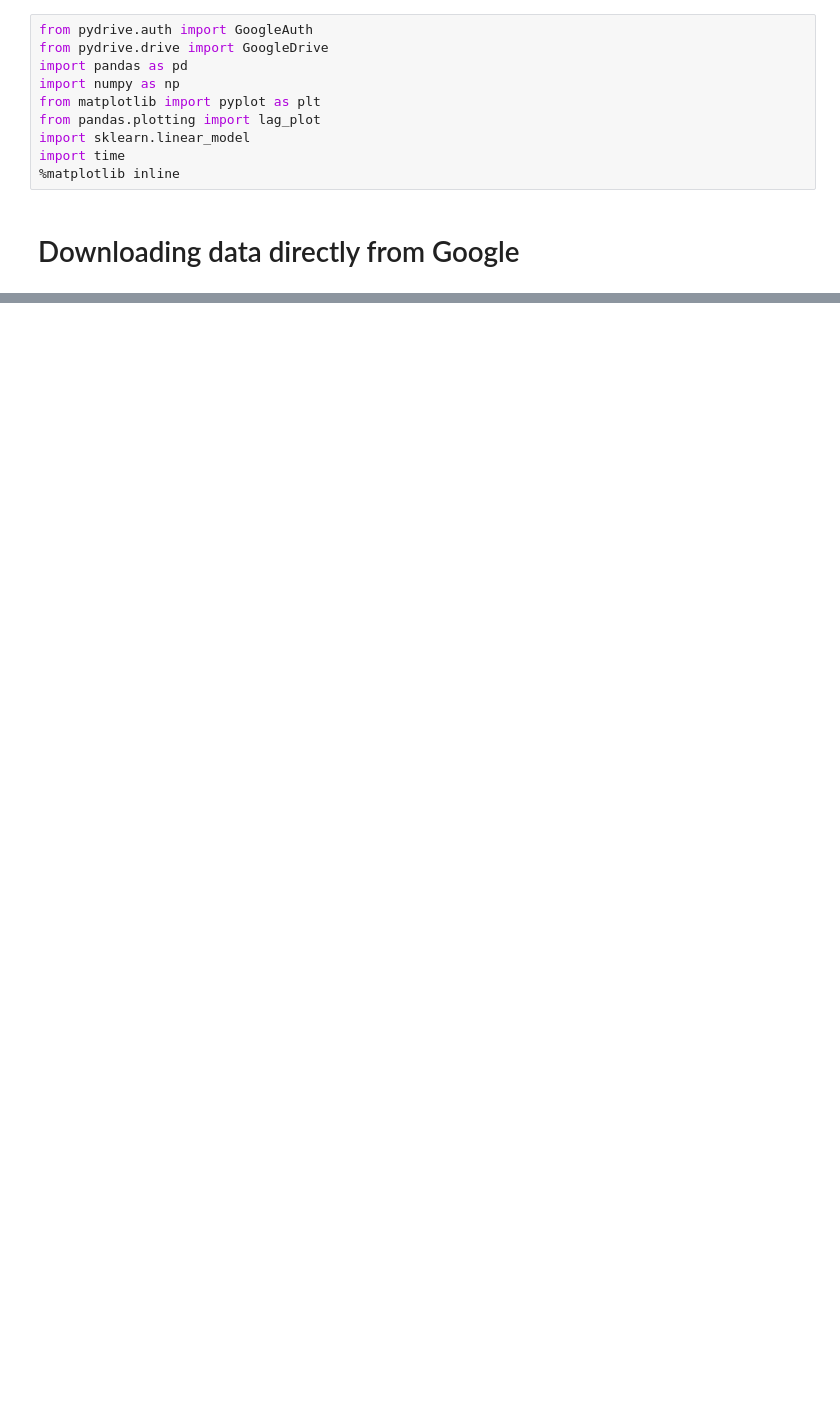
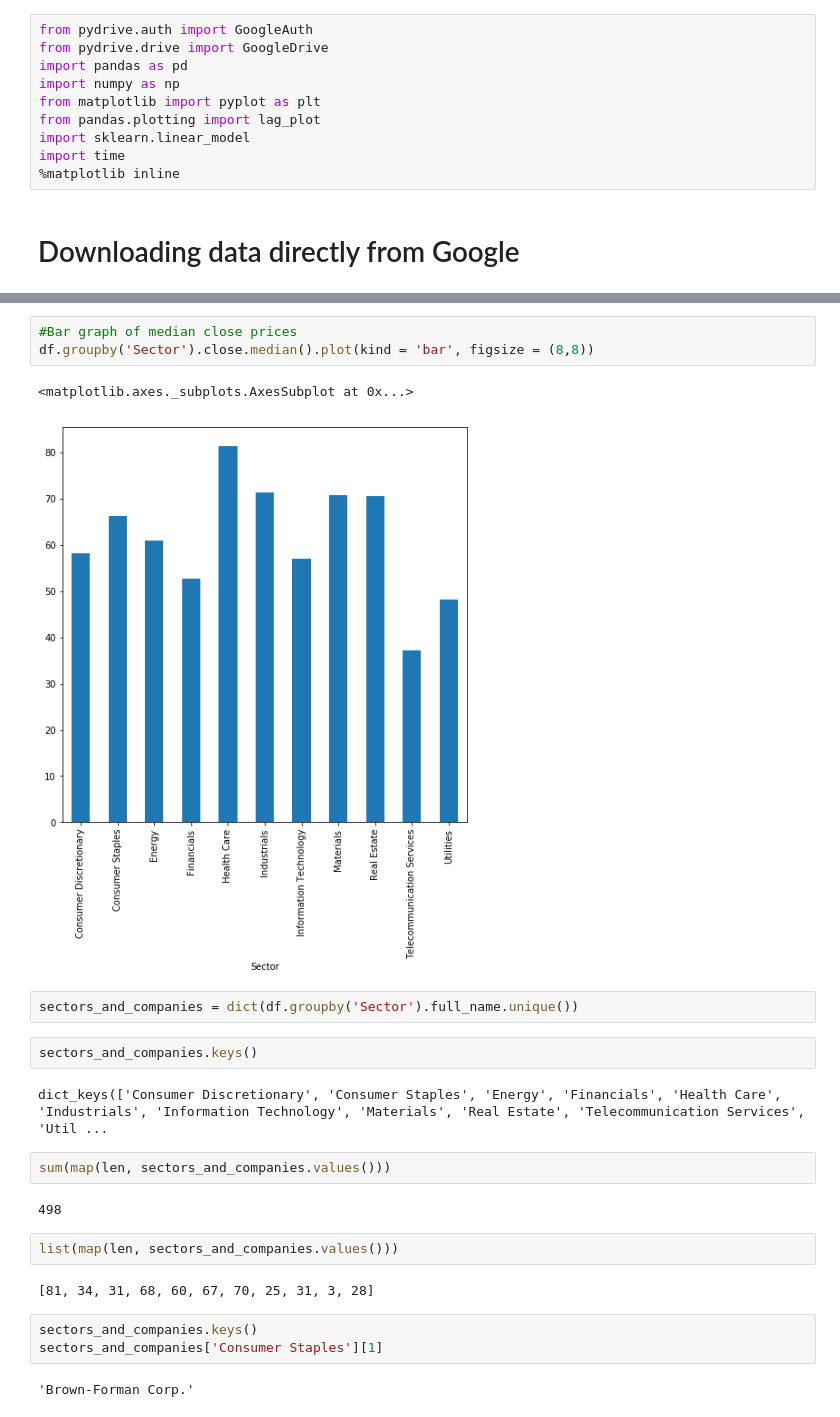
Before and after one commit to Aaivazi000/fintech-master, a Jupyter notebook: Marin Workspace/marin_4.18.ipynb, the cells around one changed output, grey strips where cells are left out. Cells and saved outputs as stored; diff of their text form; blank space fills up the shorter version.

```diff
--- a/Marin Workspace/marin_4.18.ipynb
+++ b/Marin Workspace/marin_4.18.ipynb
@@ -166,0 +139,25 @@ ZTS Zoetis Health Care
+# %%
+#Bar graph of median close prices
+df.groupby('Sector').close.median().plot(kind = 'bar', figsize = (8,8))
+# %% [output]
+<matplotlib.axes._subplots.AxesSubplot at 0x...>
+[figure, added]
+# %%
+sectors_and_companies = dict(df.groupby('Sector').full_name.unique())
+# %%
+sectors_and_companies.keys()
+# %% [output]
+dict_keys(['Consumer Discretionary', 'Consumer Staples', 'Energy', 'Financials', 'Health Care', 'Industrials', 'Information Technology', 'Materials', 'Real Estate', 'Telecommunication Services', 'Util ...
+# %%
+sum(map(len, sectors_and_companies.values()))
+# %% [output]
+498
+# %%
+list(map(len, sectors_and_companies.values()))
+# %% [output]
+[81, 34, 31, 68, 60, 67, 70, 25, 31, 3, 28]
+# %%
+sectors_and_companies.keys()
+sectors_and_companies['Consumer Staples'][1]
+# %% [output]
+'Brown-Forman Corp.'
```
Also changed, not shown: parts of 38 cells of this notebook.
